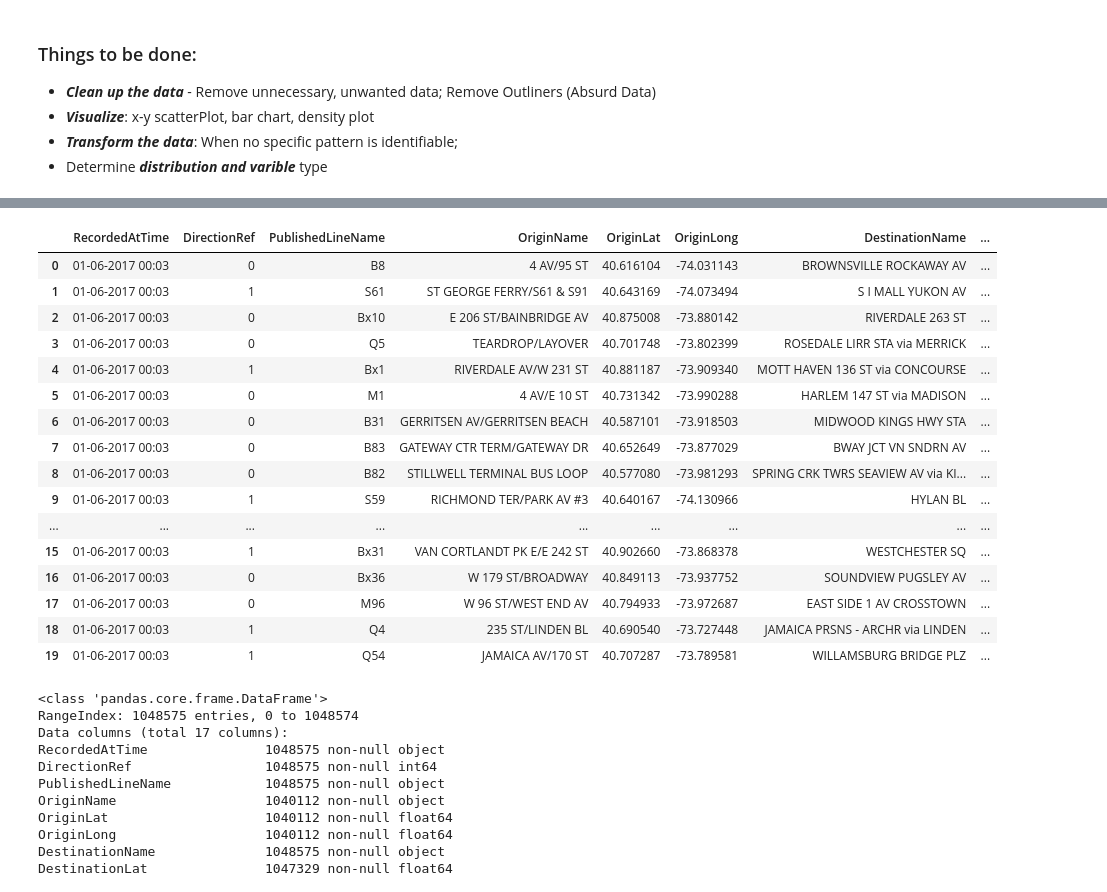
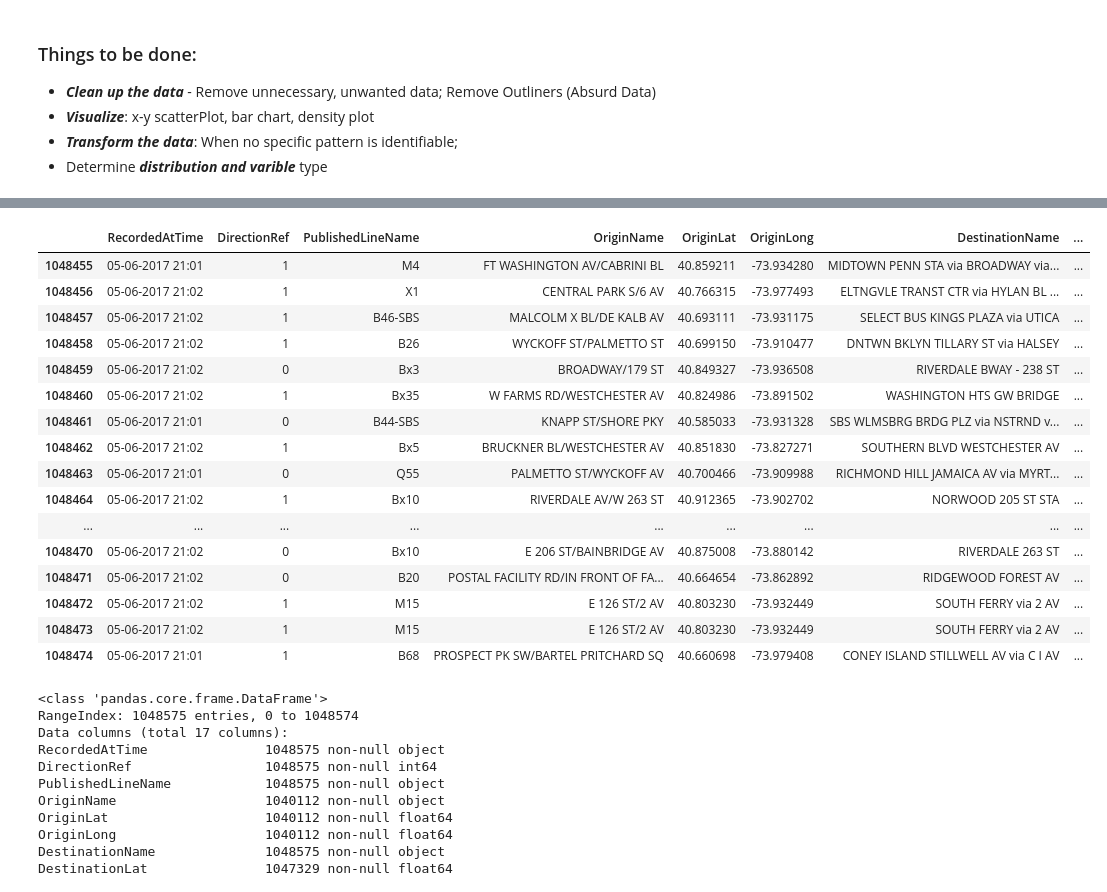
Before and after one commit to CodesOfAnurag/DataScienceAssignment, a Jupyter notebook: NYC.ipynb, the cells around one changed output, grey strips where cells are left out. Saved outputs shown, nothing was run; the diff lists cells and outputs as text; code cells hidden in the pictures.

```diff
--- a/NYC.ipynb
+++ b/NYC.ipynb
@@ -43,25 +39,25 @@ df.drop(
     inplace=True
 )
 # %%
-df.head(20)
+df.tail(120).head(20)
 # %% [output]
 |  | RecordedAtTime | DirectionRef | PublishedLineName | OriginName | OriginLat | OriginLong | DestinationName | ... |
-| 0 | 01-06-2017 00:03 | 0 | B8 | 4 AV/95 ST | 40.616104 | -74.031143 | BROWNSVILLE ROCKAWAY AV | ... |
-| 1 | 01-06-2017 00:03 | 1 | S61 | ST GEORGE FERRY/S61 & S91 | 40.643169 | -74.073494 | S I MALL YUKON AV | ... |
-| 2 | 01-06-2017 00:03 | 0 | Bx10 | E 206 ST/BAINBRIDGE AV | 40.875008 | -73.880142 | RIVERDALE 263 ST | ... |
-| 3 | 01-06-2017 00:03 | 0 | Q5 | TEARDROP/LAYOVER | 40.701748 | -73.802399 | ROSEDALE LIRR STA via MERRICK | ... |
-| 4 | 01-06-2017 00:03 | 1 | Bx1 | RIVERDALE AV/W 231 ST | 40.881187 | -73.909340 | MOTT HAVEN 136 ST via CONCOURSE | ... |
-| 5 | 01-06-2017 00:03 | 0 | M1 | 4 AV/E 10 ST | 40.731342 | -73.990288 | HARLEM 147 ST via MADISON | ... |
-| 6 | 01-06-2017 00:03 | 0 | B31 | GERRITSEN AV/GERRITSEN BEACH | 40.587101 | -73.918503 | MIDWOOD KINGS HWY STA | ... |
-| 7 | 01-06-2017 00:03 | 0 | B83 | GATEWAY CTR TERM/GATEWAY DR | 40.652649 | -73.877029 | BWAY JCT VN SNDRN AV | ... |
-| 8 | 01-06-2017 00:03 | 0 | B82 | STILLWELL TERMINAL BUS LOOP | 40.577080 | -73.981293 | SPRING CRK TWRS SEAVIEW AV via KI... | ... |
-| 9 | 01-06-2017 00:03 | 1 | S59 | RICHMOND TER/PARK AV #3 | 40.640167 | -74.130966 | HYLAN BL | ... |
+| 1048455 | 05-06-2017 21:01 | 1 | M4 | FT WASHINGTON AV/CABRINI BL | 40.859211 | -73.934280 | MIDTOWN PENN STA via BROADWAY via... | ... |
+| 1048456 | 05-06-2017 21:02 | 1 | X1 | CENTRAL PARK S/6 AV | 40.766315 | -73.977493 | ELTNGVLE TRANST CTR via HYLAN BL ... | ... |
+| 1048457 | 05-06-2017 21:02 | 1 | B46-SBS | MALCOLM X BL/DE KALB AV | 40.693111 | -73.931175 | SELECT BUS KINGS PLAZA via UTICA | ... |
+| 1048458 | 05-06-2017 21:02 | 1 | B26 | WYCKOFF ST/PALMETTO ST | 40.699150 | -73.910477 | DNTWN BKLYN TILLARY ST via HALSEY | ... |
+| 1048459 | 05-06-2017 21:02 | 0 | Bx3 | BROADWAY/179 ST | 40.849327 | -73.936508 | RIVERDALE BWAY - 238 ST | ... |
+| 1048460 | 05-06-2017 21:02 | 1 | Bx35 | W FARMS RD/WESTCHESTER AV | 40.824986 | -73.891502 | WASHINGTON HTS GW BRIDGE | ... |
+| 1048461 | 05-06-2017 21:01 | 0 | B44-SBS | KNAPP ST/SHORE PKY | 40.585033 | -73.931328 | SBS WLMSBRG BRDG PLZ via NSTRND v... | ... |
+| 1048462 | 05-06-2017 21:02 | 1 | Bx5 | BRUCKNER BL/WESTCHESTER AV | 40.851830 | -73.827271 | SOUTHERN BLVD WESTCHESTER AV | ... |
+| 1048463 | 05-06-2017 21:01 | 0 | Q55 | PALMETTO ST/WYCKOFF AV | 40.700466 | -73.909988 | RICHMOND HILL JAMAICA AV via MYRT... | ... |
+| 1048464 | 05-06-2017 21:02 | 1 | Bx10 | RIVERDALE AV/W 263 ST | 40.912365 | -73.902702 | NORWOOD 205 ST STA | ... |
 | ... | ... | ... | ... | ... | ... | ... | ... | ... |
-| 15 | 01-06-2017 00:03 | 1 | Bx31 | VAN CORTLANDT PK E/E 242 ST | 40.902660 | -73.868378 | WESTCHESTER SQ | ... |
-| 16 | 01-06-2017 00:03 | 0 | Bx36 | W 179 ST/BROADWAY | 40.849113 | -73.937752 | SOUNDVIEW PUGSLEY AV | ... |
-| 17 | 01-06-2017 00:03 | 0 | M96 | W 96 ST/WEST END AV | 40.794933 | -73.972687 | EAST SIDE 1 AV CROSSTOWN | ... |
-| 18 | 01-06-2017 00:03 | 1 | Q4 | 235 ST/LINDEN BL | 40.690540 | -73.727448 | JAMAICA PRSNS - ARCHR via LINDEN | ... |
-| 19 | 01-06-2017 00:03 | 1 | Q54 | JAMAICA AV/170 ST | 40.707287 | -73.789581 | WILLAMSBURG BRIDGE PLZ | ... |
+| 1048470 | 05-06-2017 21:02 | 0 | Bx10 | E 206 ST/BAINBRIDGE AV | 40.875008 | -73.880142 | RIVERDALE 263 ST | ... |
+| 1048471 | 05-06-2017 21:02 | 0 | B20 | POSTAL FACILITY RD/IN FRONT OF FA... | 40.664654 | -73.862892 | RIDGEWOOD FOREST AV | ... |
+| 1048472 | 05-06-2017 21:02 | 1 | M15 | E 126 ST/2 AV | 40.803230 | -73.932449 | SOUTH FERRY via 2 AV | ... |
+| 1048473 | 05-06-2017 21:02 | 1 | M15 | E 126 ST/2 AV | 40.803230 | -73.932449 | SOUTH FERRY via 2 AV | ... |
+| 1048474 | 05-06-2017 21:01 | 1 | B68 | PROSPECT PK SW/BARTEL PRITCHARD SQ | 40.660698 | -73.979408 | CONEY ISLAND STILLWELL AV via C I AV | ... |
 # %%
 df.info()
 # %% [output]
```
Also changed, not shown: parts of 3 cells of this notebook.
